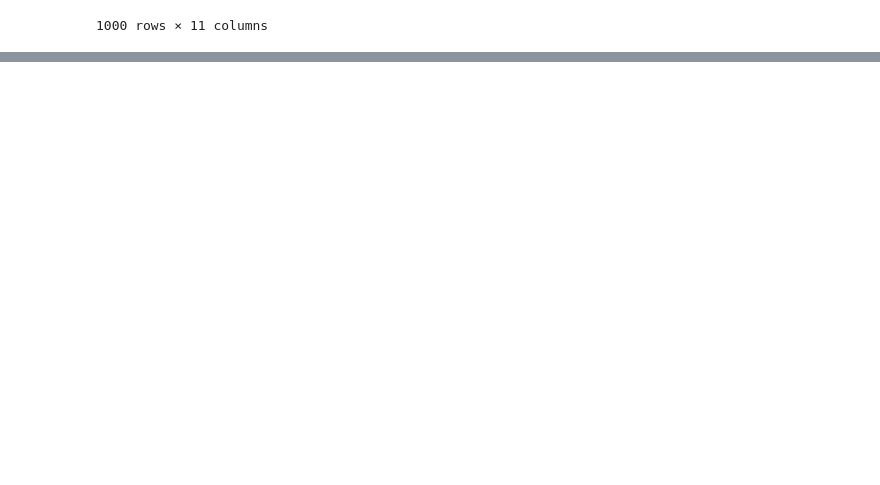
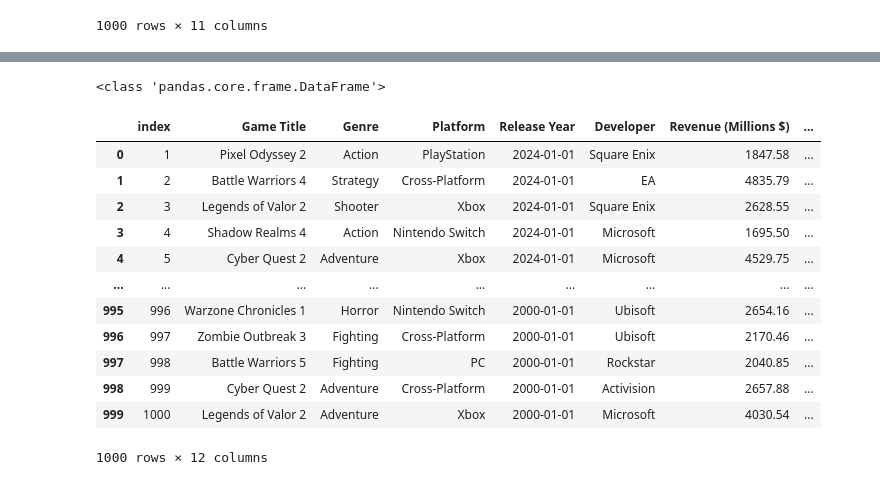
Before and after one commit to tomapasta/first_project, a Jupyter notebook: notebooks/Clean_Data_Ako.ipynb, the cells around one changed output, grey strips where cells are left out. Cells and saved outputs as stored; diff of their text form; code cells hidden in the pictures; blank space fills up the shorter version.

```diff
--- a/notebooks/Clean_Data_Ako.ipynb
+++ b/notebooks/Clean_Data_Ako.ipynb
@@ -93,0 +93,22 @@ cleaned_df
+# %%
+cleaned_df
+cleaned_df_n = cleaned_df.reset_index()
+print(type(cleaned_df_n))
+# %% [output]
+<class 'pandas.core.frame.DataFrame'>
+# %%
+display (cleaned_df_n)
+# %% [output]
+|  | index | Game Title | Genre | Platform | Release Year | Developer | Revenue (Millions $) | ... |
+| 0 | 1 | Pixel Odyssey 2 | Action | PlayStation | 2024-01-01 | Square Enix | 1847.58 | ... |
+| 1 | 2 | Battle Warriors 4 | Strategy | Cross-Platform | 2024-01-01 | EA | 4835.79 | ... |
+| 2 | 3 | Legends of Valor 2 | Shooter | Xbox | 2024-01-01 | Square Enix | 2628.55 | ... |
+| 3 | 4 | Shadow Realms 4 | Action | Nintendo Switch | 2024-01-01 | Microsoft | 1695.50 | ... |
+| 4 | 5 | Cyber Quest 2 | Adventure | Xbox | 2024-01-01 | Microsoft | 4529.75 | ... |
+| ... | ... | ... | ... | ... | ... | ... | ... | ... |
+| 995 | 996 | Warzone Chronicles 1 | Horror | Nintendo Switch | 2000-01-01 | Ubisoft | 2654.16 | ... |
+| 996 | 997 | Zombie Outbreak 3 | Fighting | Cross-Platform | 2000-01-01 | Ubisoft | 2170.46 | ... |
+| 997 | 998 | Battle Warriors 5 | Fighting | PC | 2000-01-01 | Rockstar | 2040.85 | ... |
+| 998 | 999 | Cyber Quest 2 | Adventure | Cross-Platform | 2000-01-01 | Activision | 2657.88 | ... |
+| 999 | 1000 | Legends of Valor 2 | Adventure | Xbox | 2000-01-01 | Microsoft | 4030.54 | ... |
+1000 rows × 12 columns
```
Also changed, not shown: parts of 6 cells of this notebook.
